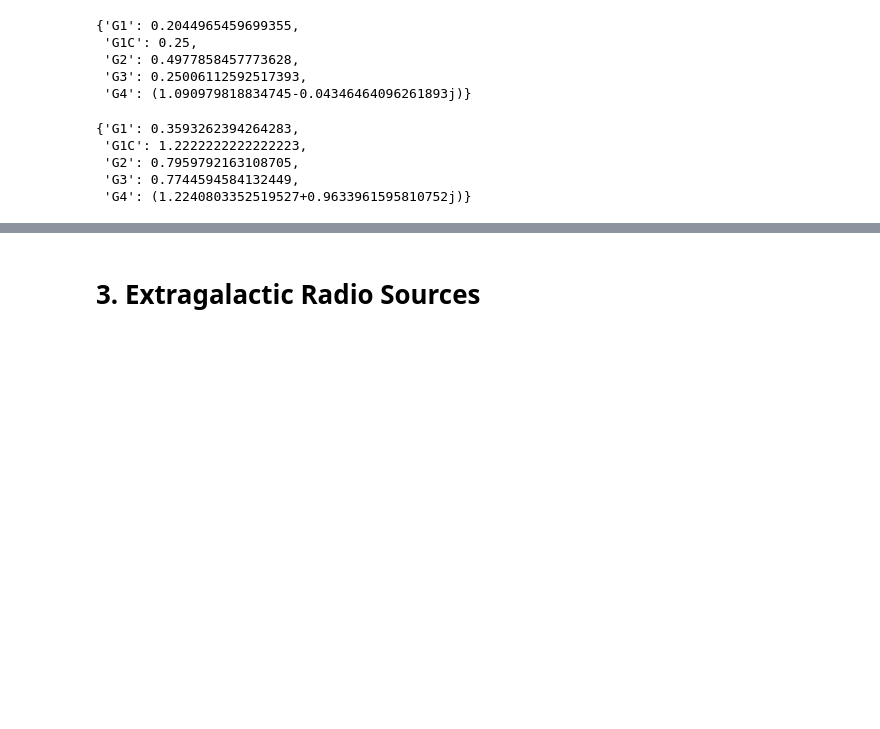
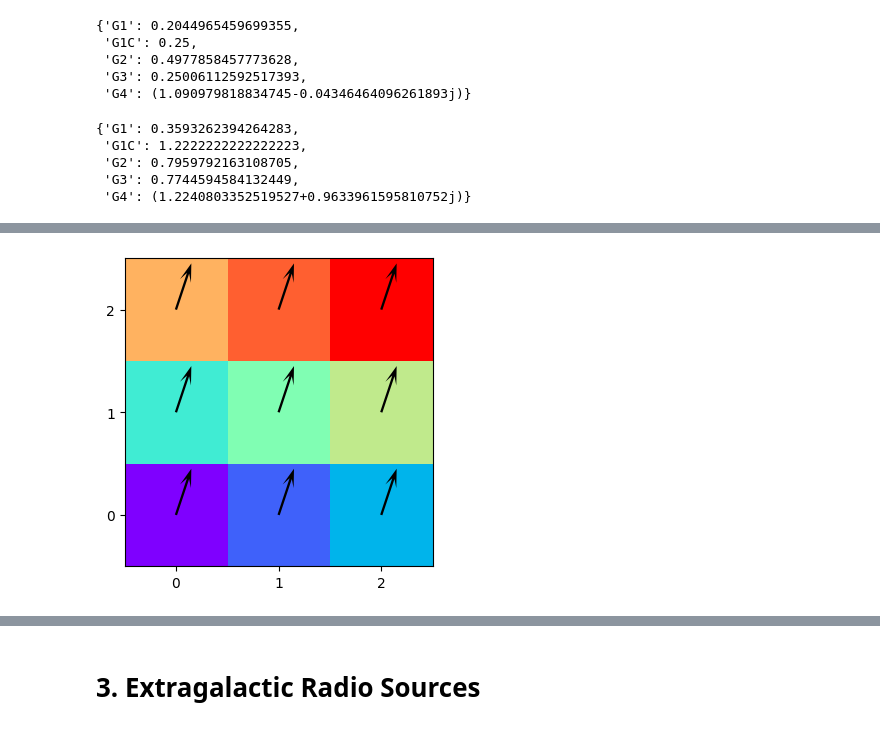
Before and after one commit to rsautter/GPA_Tutorial, a Jupyter notebook: GPA_HandsOn1.ipynb, the cells around one changed output, grey strips where cells are left out. Saved outputs shown, nothing was run; the diff lists cells and outputs as text; code cells hidden in the pictures; blank space fills up the shorter version.

```diff
--- a/GPA_HandsOn1.ipynb
+++ b/GPA_HandsOn1.ipynb
@@ -113,0 +168,14 @@ ga(shuffled, moment=["G1","G1C","G2","G3", "G4"])
+# %%
+_ = ga(laminar)
+gx,gy = ga.getDx(),ga.getDy()
+# %%
+plt.figure(figsize=(4,4))
+plt.quiver(gx,gy,scale = 20,headwidth=5,headlength=8)
+plt.imshow(laminar,origin='lower',cmap='rainbow')
+#plt.xlim(-1,3)
+#plt.ylim(-1,3)
+plt.xticks([0,1,2])
+plt.yticks([0,1,2])
+plt.show()
+# %% [output]
+[figure, added]
```
Also changed, not shown: parts of 12 cells of this notebook.
